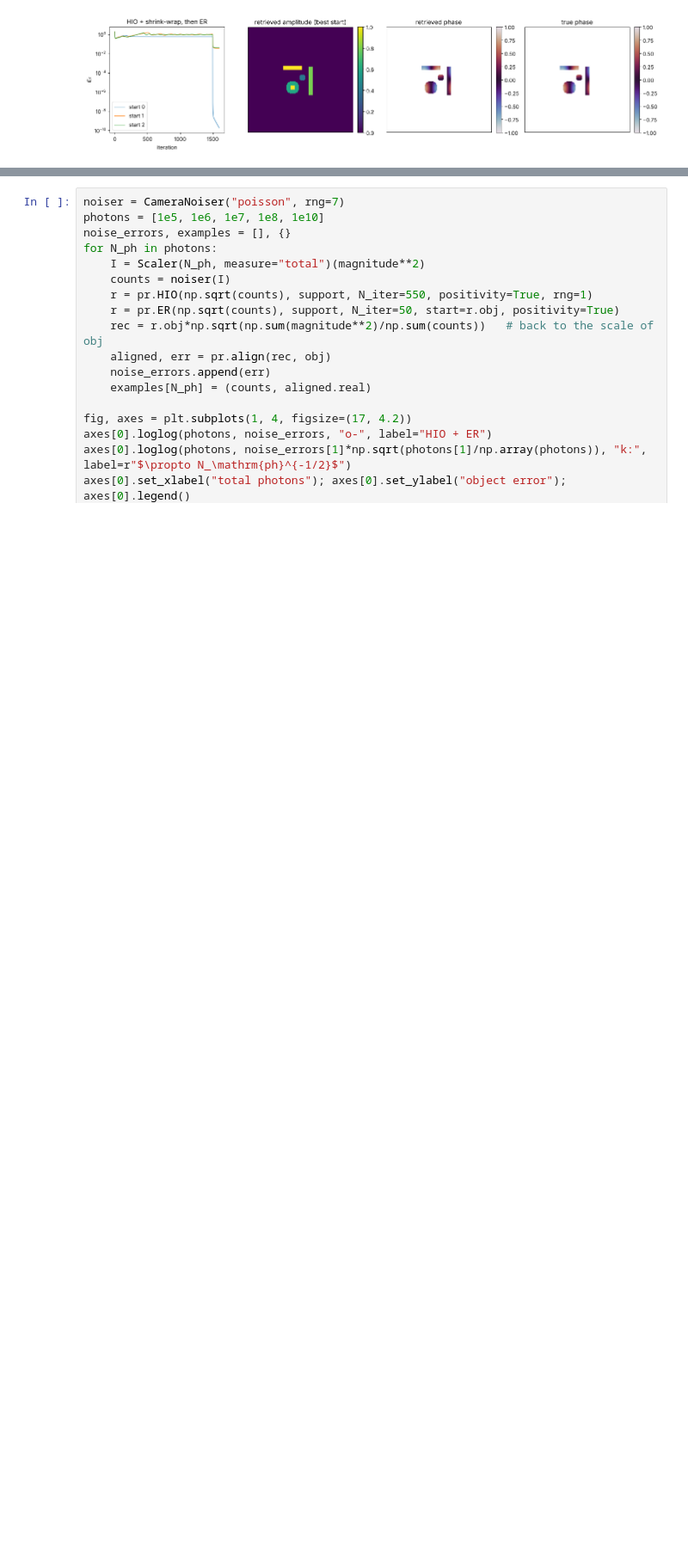
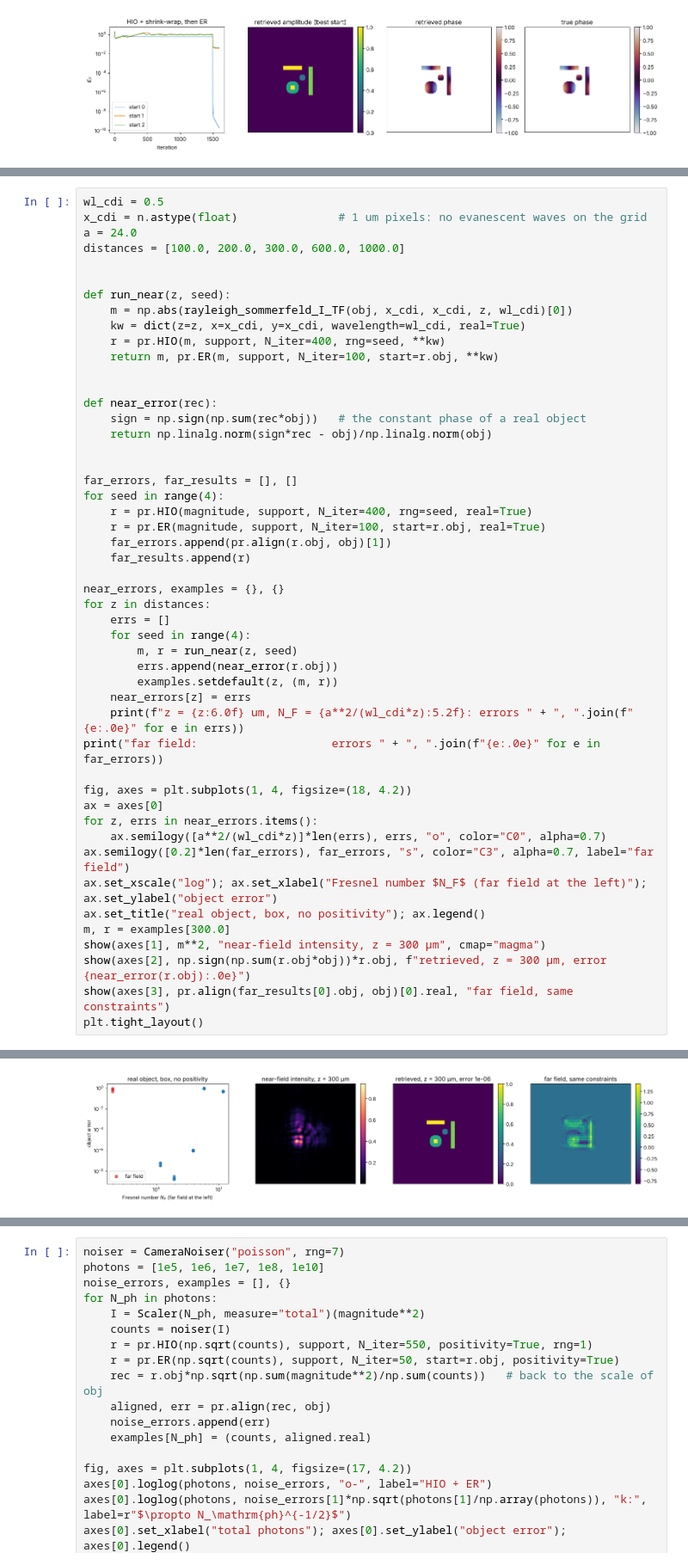
Before and after one commit to aeberspaecher/pyoptics, a Jupyter notebook: notebooks/25_phase_retrieval.ipynb, the cells around one changed output, grey strips where cells are left out. Shown at 86% size. Cells and saved outputs as stored; diff of their text form; blank space fills up the shorter version.

```diff
--- a/notebooks/25_phase_retrieval.ipynb
+++ b/notebooks/25_phase_retrieval.ipynb
@@ -271,0 +286,50 @@ $N_\mathrm{ph}^{-1/2}$.
+# %%
+wl_cdi = 0.5
+x_cdi = n.astype(float)               # 1 um pixels: no evanescent waves on the grid
+a = 24.0
+distances = [100.0, 200.0, 300.0, 600.0, 1000.0]
+
+
+def run_near(z, seed):
+    m = np.abs(rayleigh_sommerfeld_I_TF(obj, x_cdi, x_cdi, z, wl_cdi)[0])
+    kw = dict(z=z, x=x_cdi, y=x_cdi, wavelength=wl_cdi, real=True)
+    r = pr.HIO(m, support, N_iter=400, rng=seed, **kw)
+    return m, pr.ER(m, support, N_iter=100, start=r.obj, **kw)
+
+
+def near_error(rec):
+    sign = np.sign(np.sum(rec*obj))   # the constant phase of a real object
+    return np.linalg.norm(sign*rec - obj)/np.linalg.norm(obj)
+
+
+far_errors, far_results = [], []
+for seed in range(4):
+    r = pr.HIO(magnitude, support, N_iter=400, rng=seed, real=True)
+    r = pr.ER(magnitude, support, N_iter=100, start=r.obj, real=True)
+    far_errors.append(pr.align(r.obj, obj)[1])
+    far_results.append(r)
+
+near_errors, examples = {}, {}
+for z in distances:
+    errs = []
+    for seed in range(4):
+        m, r = run_near(z, seed)
+        errs.append(near_error(r.obj))
+        examples.setdefault(z, (m, r))
+    near_errors[z] = errs
+    print(f"z = {z:6.0f} um, N_F = {a**2/(wl_cdi*z):5.2f}: errors " + ", ".join(f"{e:.0e}" for e in errs))
+print("far field:                    errors " + ", ".join(f"{e:.0e}" for e in far_errors))
+
+fig, axes = plt.subplots(1, 4, figsize=(18, 4.2))
+ax = axes[0]
+for z, errs in near_errors.items():
+    ax.semilogy([a**2/(wl_cdi*z)]*len(errs), errs, "o", color="C0", alpha=0.7)
+ax.semilogy([0.2]*len(far_errors), far_errors, "s", color="C3", alpha=0.7, label="far field")
+ax.set_xscale("log"); ax.set_xlabel("Fresnel number $N_F$ (far field at the left)"); ax.set_ylabel("object error")
+ax.set_title("real object, box, no positivity"); ax.legend()
+m, r = examples[300.0]
+show(axes[1], m**2, "near-field intensity, z = 300 µm", cmap="magma")
+show(axes[2], np.sign(np.sum(r.obj*obj))*r.obj, f"retrieved, z = 300 µm, error {near_error(r.obj):.0e}")
+show(axes[3], pr.align(far_results[0].obj, obj)[0].real, "far field, same constraints")
+plt.tight_layout()
+# %% [output]
@@ -271,0 +342 @@ $N_\mathrm{ph}^{-1/2}$.
+[figure, added]
```
Also changed, not shown: parts of 11 cells of this notebook, 5 other files.
